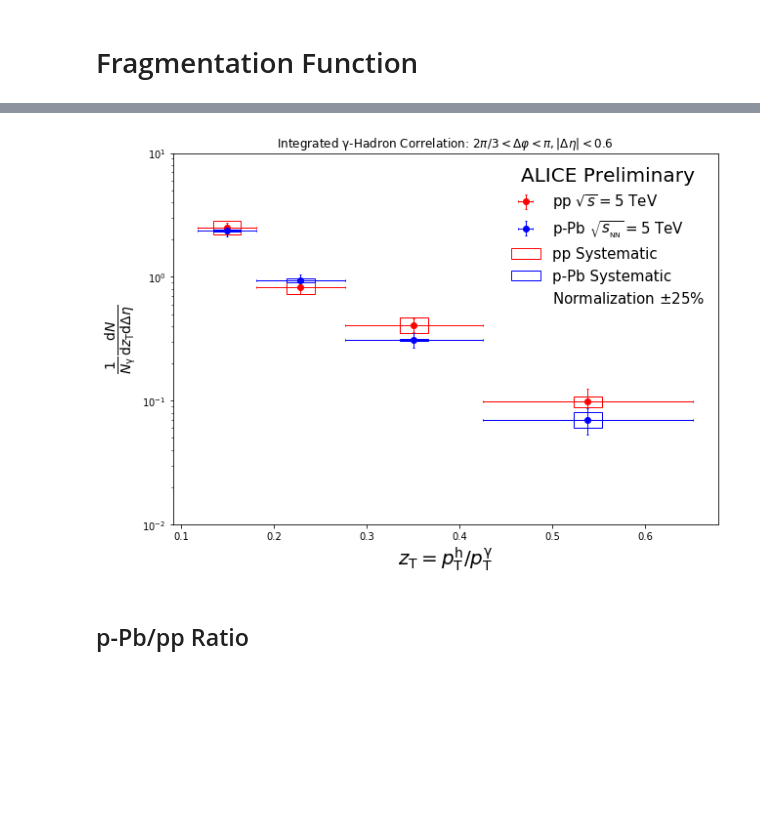
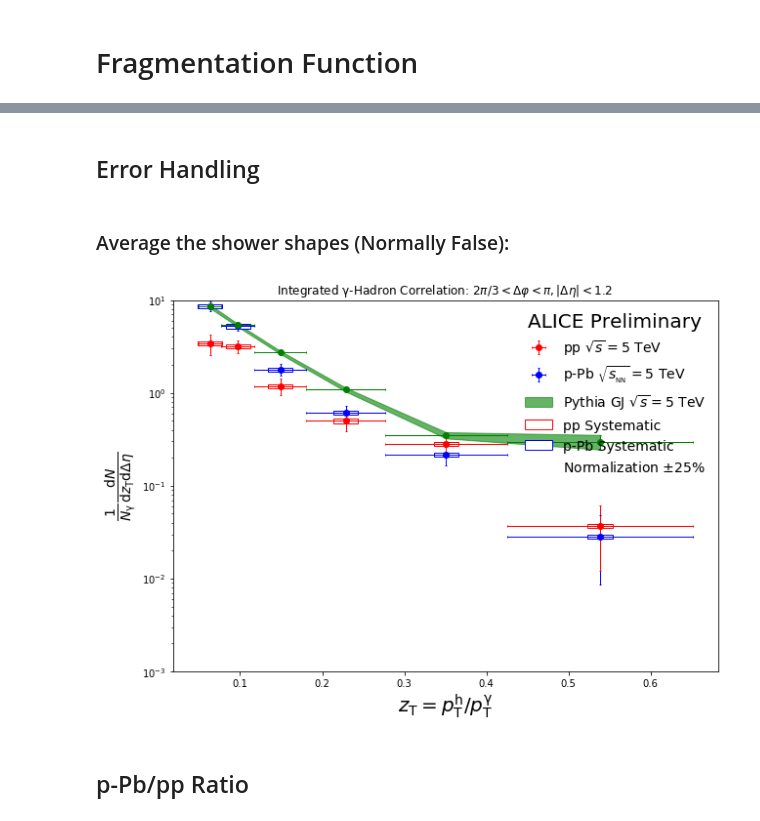
Before and after one commit to miguelignacio/CorrelationAnalysis, a Jupyter notebook: NtupleAnalysis/correlation.ipynb, the cells around one changed output, grey strips where cells are left out. Saved outputs shown, nothing was run; the diff lists cells and outputs as text; code cells hidden in the pictures; blank space fills up the shorter version.

```diff
--- a/NtupleAnalysis/correlation.ipynb
+++ b/NtupleAnalysis/correlation.ipynb
@@ -90,3 +135,5 @@ oneminFake = [1,0.982,0.980,0.978,0.970,0.915,0.812]
+# %%
+eta_max = 1.2
 # %% [markdown]
 # Define Errors
 # %%
@@ -776,0 +912,23 @@ pPb_FF, pPb_FF_Errors = Integrate_Away_Side(pPb_CSR,pPb_CSR_Errors)
+# %% [markdown]
+## Error Handling
+# %%
+pp_sys = np.zeros(NzT)
+pPb_sys = np.zeros(NzT)
+
+if (CorrectedP): #This bool basically refers to reproducing Hard Probes 2018 plot
+    pp_E_Shower = np.array([0.33,0.10,0.06,0.01])
+    pPb_E_Shower = np.array([0.05,0.04,0.005,0.01])
+    pp_sys = np.sqrt(pp_E_Shower**2 + pp_LE_Error**2)
+    pPb_sys = np.sqrt(pPb_E_Shower**2 + pPb_LE_Error**2)
+
+else: #Type A systematics added in quadriture with stat. errors
+    pp_FF_Errors = np.sqrt(pp_FF_Errors**2 + pp_LE_Error**2)
+    pPb_FF_Errors = np.sqrt(pPb_FF_Errors**2 + pPb_LE_Error**2)
+    MC_FF_Errors = np.sqrt(MC_FF_Errors**2 + MC_LE_Error**2)
+
+    #Type B is EFficiency, because is % of tracks
+    Eff_Error = 0.05 #5% Efficiency error
+    pp_sys = Eff_Error*pp_FF
+    pPb_sys = Eff_Error*pPb_FF
+# %% [markdown]
+### Average the shower shapes (Normally False):
@@ -777,31 +962,41 @@ pPb_FF, pPb_FF_Errors = Integrate_Away_Side(pPb_CSR,pPb_CSR_Errors)
 # %%
 plt.figure(figsize=(10,7))
 
 zt_box = np.ones(NzT) * 0.03
 ey = np.asarray(pPb_sys)
 
+pPb_bar = plt.bar(zT_centers, pPb_sys+pPb_sys, bottom=pPb_FF-pPb_sys, width=zt_box, align='center',edgecolor="blue",color='white',)
 pp_bar = plt.bar(zT_centers, pp_sys+pp_sys, bottom=pp_FF-pp_sys, width=zt_box, align='center',edgecolor="red",color='white',)
-pPb_bar = plt.bar(zT_centers, pPb_sys+pPb_sys, bottom=pPb_FF-pPb_sys, width=zt_box, align='center',edgecolor="blue",color='white',)
 
+pPb_plot = plt.errorbar(zT_centers, pPb_FF,xerr=zT_widths,yerr=pPb_FF_Errors,linewidth=1, fmt='bo',capsize=1,label='p-Pb')
 pp_plot = plt.errorbar(zT_centers, pp_FF,xerr=zT_widths,yerr=pp_FF_Errors,linewidth=1,fmt='ro',capsize=1,label='pp')
-pPb_plot = plt.errorbar(zT_centers, pPb_FF,xerr=zT_widths,yerr=pPb_FF_Errors,linewidth=1, fmt='bo',capsize=1,label='p-Pb')
+
+
+if(Use_MC):
+    plt.errorbar(zT_centers, MC_FF,xerr=zT_widths,yerr=MC_FF_Errors,linewidth=1, fmt='go',capsize=1,label='MC')
+    MC_plot = plt.fill_between(zT_centers, MC_FF-MC_FF_Errors, MC_FF+MC_FF_Errors,color='green',alpha=0.6)
 
 empt, = ax.plot([], [],' ')
 
 plt.yscale('log')
 plt.ylabel(r"$\frac{1}{N_{\mathrm{\gamma}}}\frac{\mathrm{d}N}{\mathrm{d}z_{\mathrm{T}} \mathrm{d}\Delta\eta}$",fontsize=20)
 plt.xlabel("${z_\mathrm{T}} = p_\mathrm{T}^\mathrm{h}/p_\mathrm{T}^\mathrm{\gamma}$",fontsize=20)
 #plt.xlim(xmin = 0.1,xmax=0.7)
-plt.ylim(ymin = 0.01,ymax=10)
+plt.ylim(ymin = 0.001,ymax=10)
 
-leg = plt.legend([pp_plot,pPb_plot,pp_bar,pPb_bar,empt],["pp $\sqrt{s} = 5$ TeV","p-Pb $\sqrt{s_{\mathrm{_{NN}}}}=5$ TeV",
-    "pp Systematic","p-Pb Systematic","Normalization $\pm 25\%$"],frameon=False,numpoints=1,title=' ',loc="upper right",prop={'size':15})
+if(Use_MC):
+    leg = plt.legend([pp_plot,pPb_plot,MC_plot,pp_bar,pPb_bar,empt],["pp $\sqrt{s} = 5$ TeV","p-Pb $\sqrt{s_{\mathrm{_{NN}}}}=5$ TeV","Pythia GJ $\sqrt{s} = 5$ TeV",
+        "pp Systematic","p-Pb Systematic","Normalization $\pm 25\%$"],frameon=False,numpoints=1,title=' ',loc="upper right",prop={'size':14})
+else:
+    leg = plt.legend([pp_plot,pPb_plot,pp_bar,pPb_bar,empt],["pp $\sqrt{s} = 5$ TeV","p-Pb $\sqrt{s_{\mathrm{_{NN}}}}=5$ TeV",
+        "pp Systematic","p-Pb Systematic","Normalization $\pm 25\%$"],frameon=False,numpoints=1,title=' ',loc="upper right",prop={'size':14})
+
 leg.set_title("ALICE Preliminary")
 plt.setp(leg.get_title(),fontsize=20)
 
-plt.title(r'Integrated $\mathrm{\gamma}$-Hadron Correlation: $2\pi/3 < \Delta\varphi < \pi, |\Delta\eta| < 0.6$ ')
+plt.title(r'Integrated $\mathrm{\gamma}$-Hadron Correlation: $2\pi/3 < \Delta\varphi < \pi, |\Delta\eta| < %1.1f$ '%(eta_max))
 plt.gcf()
 plt.savefig("pics/All_FFunction.pdf", bbox_inches='tight')
 plt.show()
 # %% [output]
-[figure, old version]
+[figure, new version]
```
Also changed, not shown: parts of 40 cells of this notebook, 1 other file.
